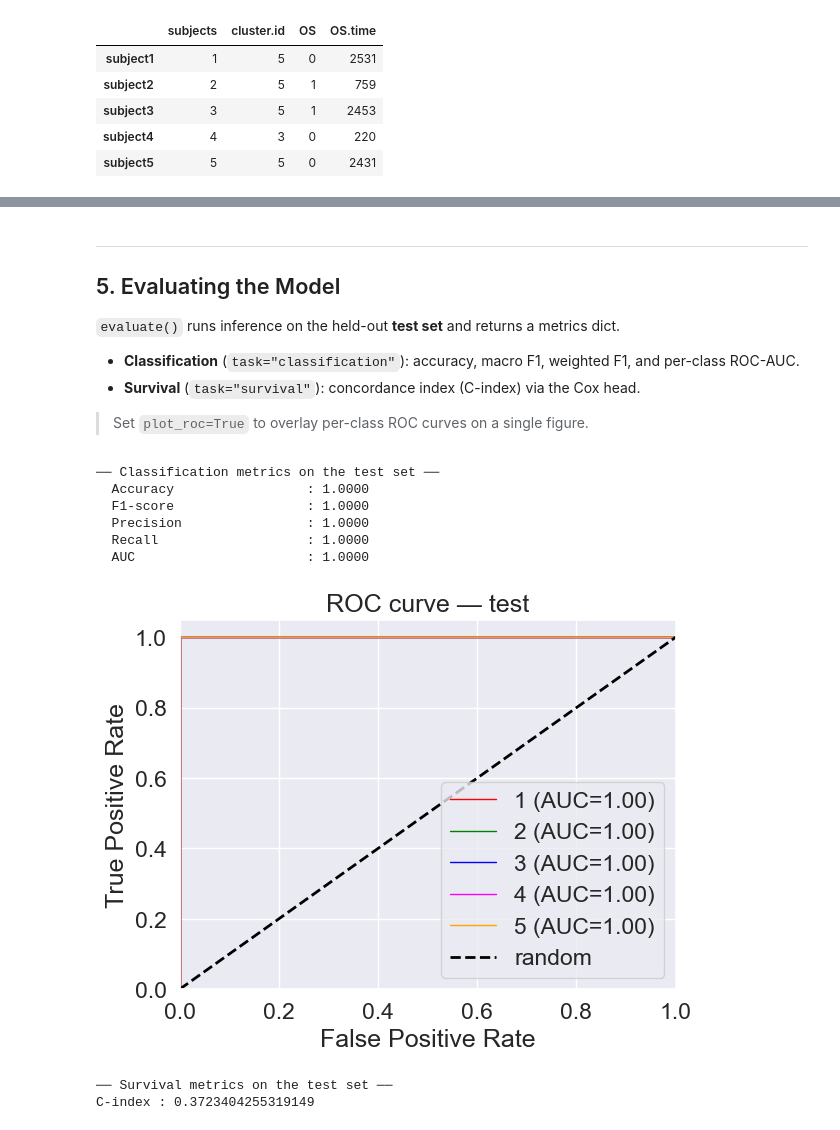
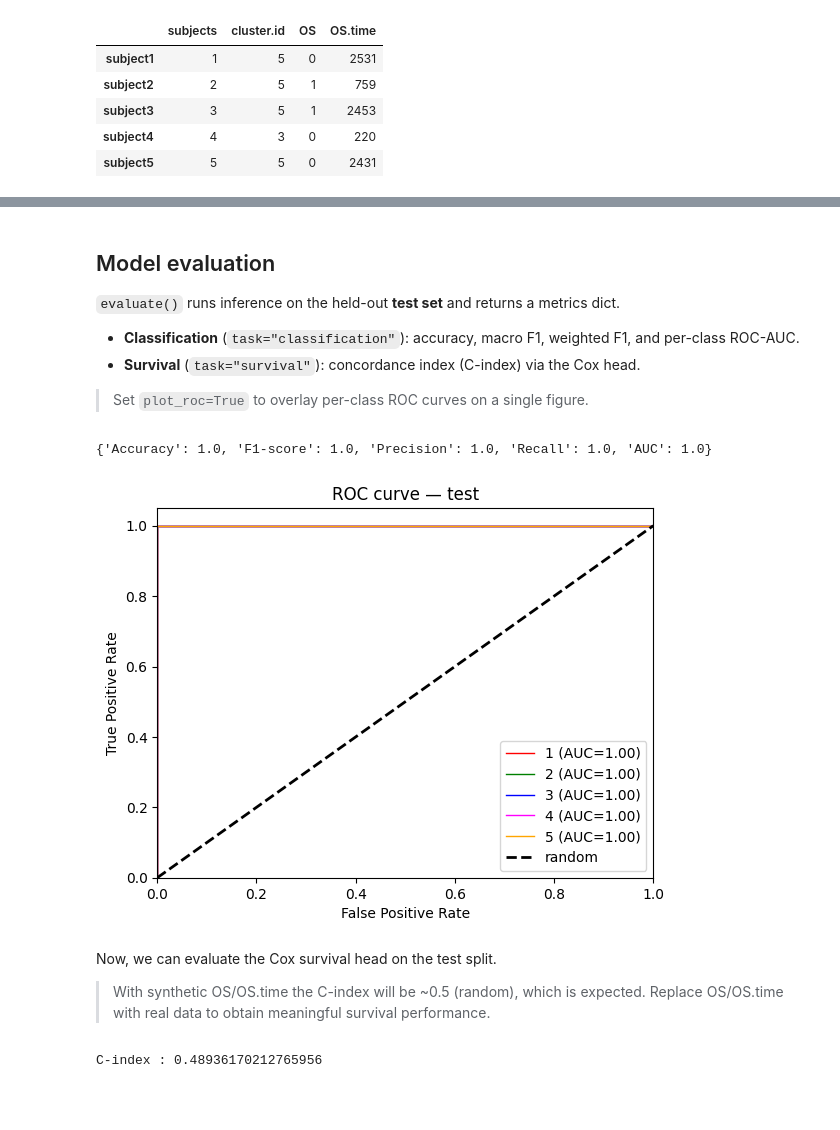
Before and after one commit to prism-oncology/customics, a Jupyter notebook: docs/tutorials/usage.ipynb, the cells around one changed output, grey strips where cells are left out. Saved outputs shown, nothing was run; the diff lists cells and outputs as text; code cells hidden in the pictures; blank space fills up the shorter version.

```diff
--- a/docs/tutorials/usage.ipynb
+++ b/docs/tutorials/usage.ipynb
@@ -322,11 +176,3 @@ Total trainable parameters: 790,778
 # %%
-# fit() reads label/event/surv_time from mdata.uns (registered by prepare_input above).
-# omics_val triggers validation loss logging after each epoch.
-model.fit(
-    mdata=mdata_train,
-    omics_val=mdata_val,
-    batch_size=batch_size,
-    n_epochs=n_epochs,
-    verbose=True,
-);
+model.fit(mdata=mdata_train, omics_val=mdata_val, n_epochs=30)
 # %% [output]
@@ -356,7 +203,5 @@ model.plot_loss()
 # %% [markdown]
----
-
-## 5. Evaluating the Model
+## Model evaluation
 
 `evaluate()` runs inference on the held-out **test set** and returns a metrics dict.
 
@@ -366,39 +211,20 @@ model.plot_loss()
 
 > Set `plot_roc=True` to overlay per-class ROC curves on a single figure.
 # %%
-# Evaluate tumour-subtype classification on the test split.
-# label/event/surv_time are read from mdata_test.uns (registered by prepare_input).
-metrics = model.evaluate(
-    mdata=mdata_test,
-    task="classification",
-    batch_size=1024,
-    plot_roc=True,
-)
+metrics = model.evaluate(mdata=mdata_test, task="classification", batch_size=1024, plot_roc=True)
 
-print("\n── Classification metrics on the test set ──")
-for k, v in metrics.items():
-    print(f"  {k:<25s}: {v:.4f}" if isinstance(v, float) else f"  {k}: {v}")
+metrics
 # %% [output]
-── Classification metrics on the test set ──
-  Accuracy                 : 1.0000
-  F1-score                 : 1.0000
-  Precision                : 1.0000
-  Recall                   : 1.0000
-  AUC                      : 1.0000
+{'Accuracy': 1.0, 'F1-score': 1.0, 'Precision': 1.0, 'Recall': 1.0, 'AUC': 1.0}
-[figure, old version]
+[figure, new version]
+# %% [markdown]
+Now, we can evaluate the Cox survival head on the test split.
+
+> With synthetic OS/OS.time the C-index will be ~0.5 (random), which is expected. Replace OS/OS.time with real data to obtain meaningful survival performance.
 # %%
-# Evaluate the Cox survival head on the test split.
-# With synthetic OS/OS.time the C-index will be ~0.5 (random), which is expected.
-# Replace OS/OS.time with real data to obtain meaningful survival performance.
-surv_metrics = model.evaluate(
-    mdata=mdata_test,
-    task="survival",
-    batch_size=1024,
-)
+surv_metrics = model.evaluate(mdata=mdata_test, task="survival", batch_size=1024)
 
-print("\n── Survival metrics on the test set ──")
 print("C-index :", surv_metrics)
 # %% [output]
-── Survival metrics on the test set ──
-C-index : 0.3723404255319149
+C-index : 0.48936170212765956
 # %% [markdown]
```
Also changed, not shown: parts of 41 cells of this notebook, 10 other files.
